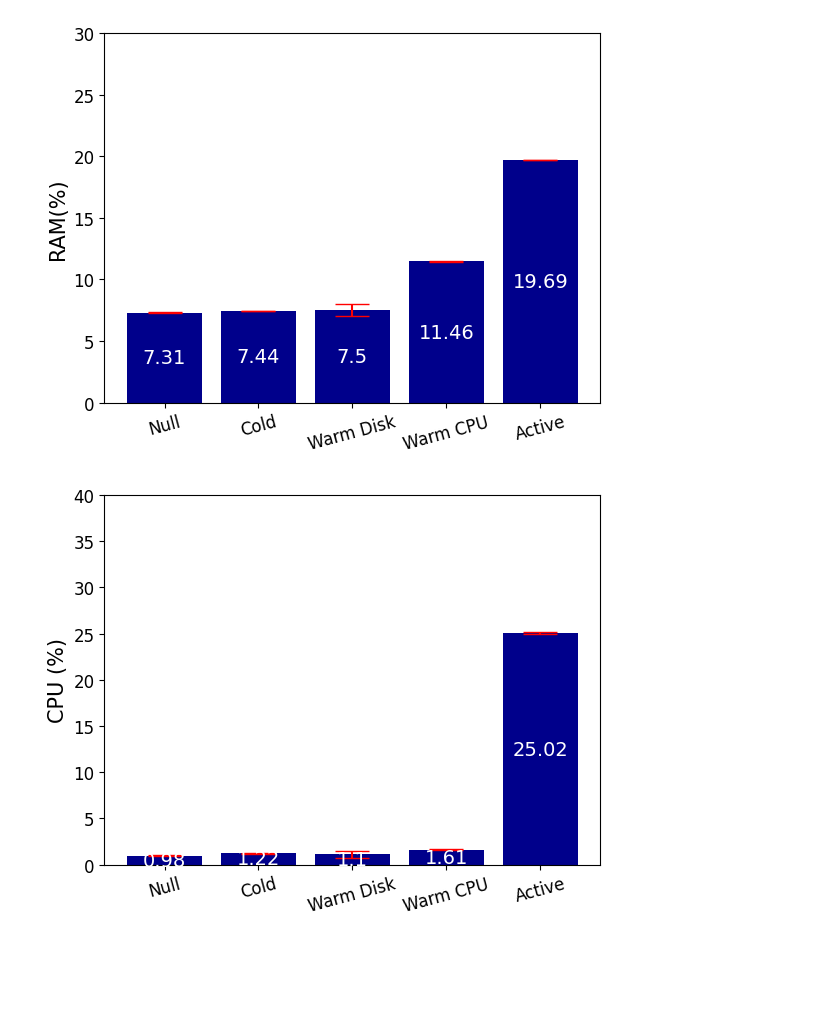
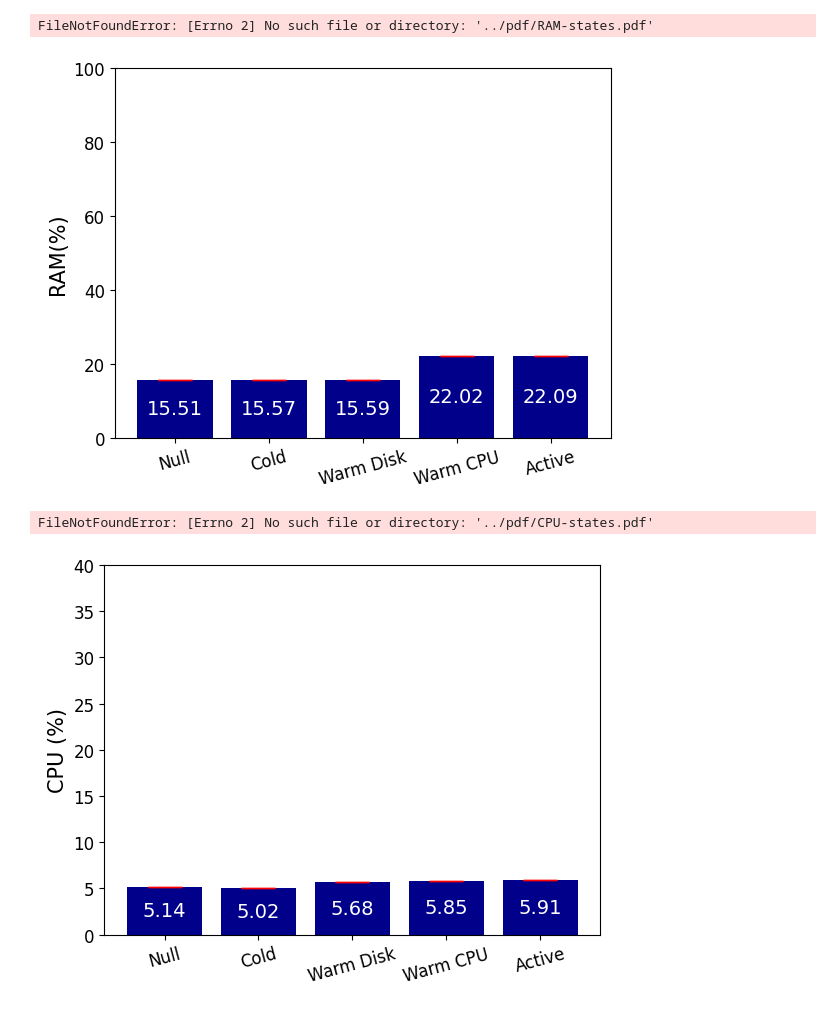
Before and after one commit to Trourest186/Future-Lab, a Jupyter notebook: Results/FIgure-codes/Lifecycle/4G/mec/serverless_bar_plot_mec_4G_3pod_10rep.ipynb, the cells around one changed output. Saved outputs shown, nothing was run; the diff lists cells and outputs as text; code cells hidden in the pictures; blank space fills up the shorter version.

```diff
--- a/Results/FIgure-codes/Lifecycle/4G/mec/serverless_bar_plot_mec_4G_3pod_10rep.ipynb
+++ b/Results/FIgure-codes/Lifecycle/4G/mec/serverless_bar_plot_mec_4G_3pod_10rep.ipynb
@@ -118,8 +118,8 @@ average_ram_cold_to_null_process = []
 average_bw_cold_to_null_process = []
 average_energy_cold_to_null_process = []
 # %%
-for i in range(1,11):
-    file_name = "../data/source_data/4G/14_7/data/resource/mec/x86_pod_3_rep_"+str(i)+"_13_7_2023_10h44.csv"
+for i in range(1,2):
+    file_name = "/root/Future-Lab/data/resource/worker1.kn/3G/x86_pod_3_rep_"+str(i)+"_13102023_17h46.csv"
     #STATES
     ram_null_state = []
     cpu_null_state = []
@@ -544,32 +546,33 @@ plot.show()
 # %%
 #RAM in states
 data = [ram_null_state_mean, ram_cold_state_mean,  ram_warm_disk_state_mean, ram_warm_cpu_state_mean,
         ram_active_state_mean]
 error = [ram_null_state_std, ram_cold_state_std,  ram_warm_disk_state_std, ram_warm_cpu_state_std,
         ram_active_state_std]
 # state = ["$S_n$", "$S_c$", "$S_{wd}$", "$S_{wc}$", "$S_{wm}$",  "$S_a$"]
 state = ["Null", "Cold", "Warm Disk", "Warm CPU", "Active"]
 
 fig1, ax1 = plot.subplots()
 x_pos = x_pos = np.arange(len(state))
 ax1.bar(x_pos, data, yerr=error, align='center', alpha=0.9, ecolor='red', capsize=12)
 # ax1.set_title('RAM of states')
 data_round = [round(x, 2) for x in data]
 bars= ax1.bar(state, data_round, color="darkblue")
 ax1.bar_label(bars, label_type='center',color="w", fontsize = 14)
 ax1.set_ylabel("RAM(%)",  fontsize = 15)
 # ax1.set_xlabel("State ($S$)",  fontsize = 15)
 ax1.set_xticks(x_pos)
 ax1.set_xticklabels(state, rotation = 15)
 # ax1.set_xticklabels(ax1.get_xticks(), )
 
-ax1.set_ylim(0,30)
+ax1.set_ylim(0,100)
 ax1.tick_params(axis='both', which='major', labelsize=12)
 # ax1.tick_params(axis='both', which='minor', labelsize=15)
 plot.savefig('../pdf/RAM-states.pdf', bbox_inches='tight')
 plot.show()
 # %% [output]
+FileNotFoundError: [Errno 2] No such file or directory: '../pdf/RAM-states.pdf'
-[figure, old version]
+[figure, new version]
 # %%
 #CPU in states
 data = [cpu_null_state_mean, cpu_cold_state_mean,  cpu_warm_disk_state_mean, cpu_warm_cpu_state_mean,
@@ -589,13 +592,14 @@ ax1.bar_label(bars, label_type='center',color="w", fontsize = 14)
 # ax1.set_xlabel("State ($S$)",  fontsize = 15)
 ax1.set_ylabel("CPU (%)",  fontsize = 15)
 ax1.set_xticks(x_pos)
+ax1.set_ylim(0,40)
 ax1.set_xticklabels(state,  rotation = 15)
-ax1.set_ylim(0,40)
 ax1.tick_params(axis='both', which='major', labelsize=12)
 plot.savefig('../pdf/CPU-states.pdf', bbox_inches='tight')
 plot.show()
 # %% [output]
+FileNotFoundError: [Errno 2] No such file or directory: '../pdf/CPU-states.pdf'
-[figure, old version]
+[figure, new version]
 # %%
 #GPU in states
 data = [gpu_null_state_mean, gpu_cold_state_mean,  gpu_warm_disk_state_mean, gpu_warm_cpu_state_mean,
```
Also changed, not shown: parts of 11 cells of this notebook, 2 other files.
